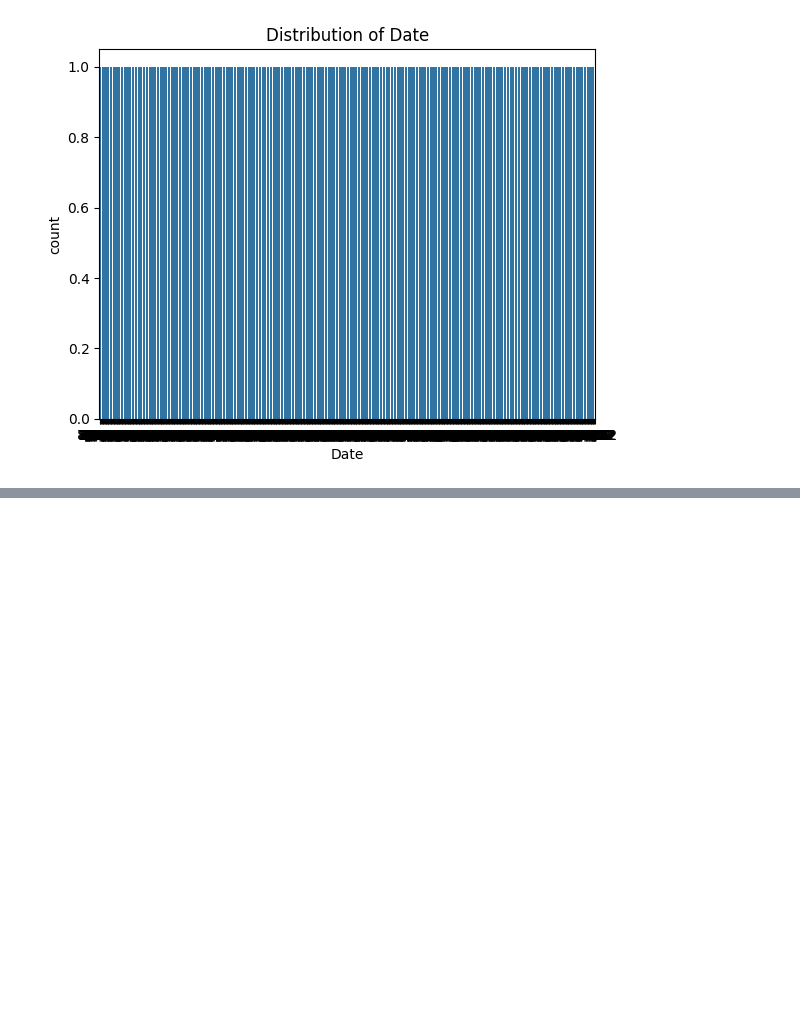
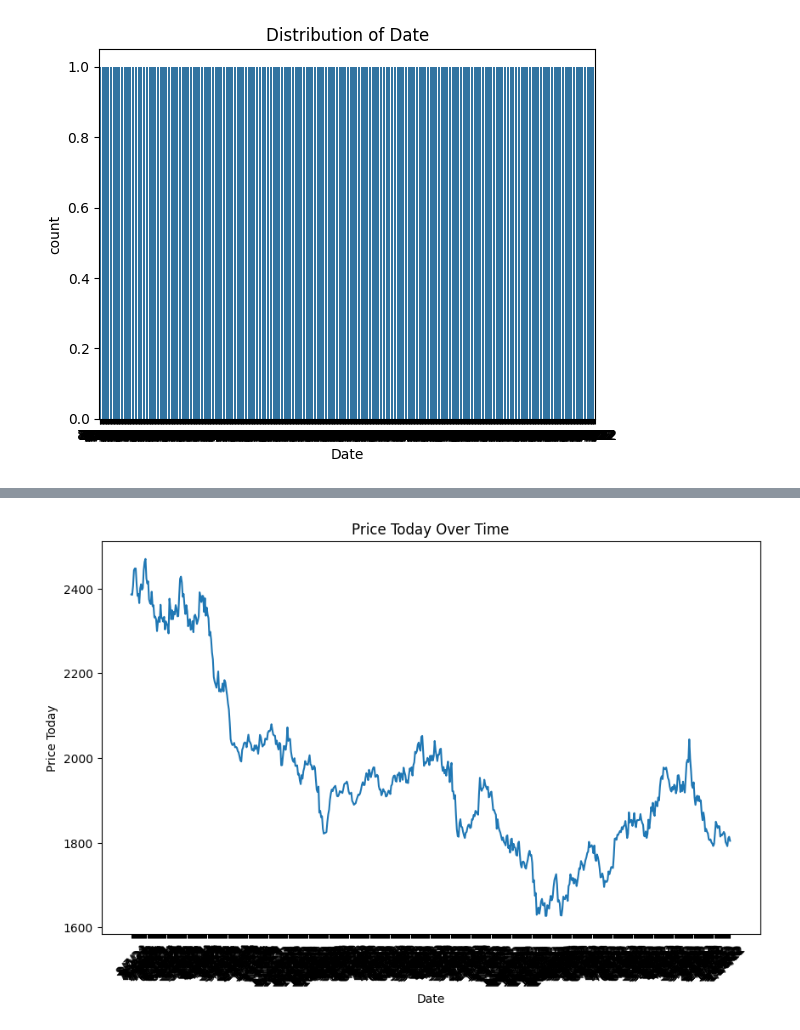
Before and after one commit to mzl02/datafun-06-eda, a Jupyter notebook: zachlawrence_eda.ipynb, the cells around one changed output, grey strips where cells are left out. Saved outputs shown, nothing was run; the diff lists cells and outputs as text; code cells hidden in the pictures; blank space fills up the shorter version.

```diff
--- a/zachlawrence_eda.ipynb
+++ b/zachlawrence_eda.ipynb
@@ -204,0 +227,11 @@ df.rename(columns={'SP Open': 'SP_Open'}, inplace=True)
+# %%
+### Time Series Plot: Price Today Over Time ###
+plt.figure(figsize=(10, 6))
+plt.plot(df['Date'], df['Price_Today'], label='Price Today')
+plt.title('Price Today Over Time')
+plt.xlabel('Date')
+plt.ylabel('Price Today')
+plt.xticks(rotation=45)
+plt.show()
+# %% [output]
+[figure, added]
```
Also changed, not shown: parts of 8 cells of this notebook.
